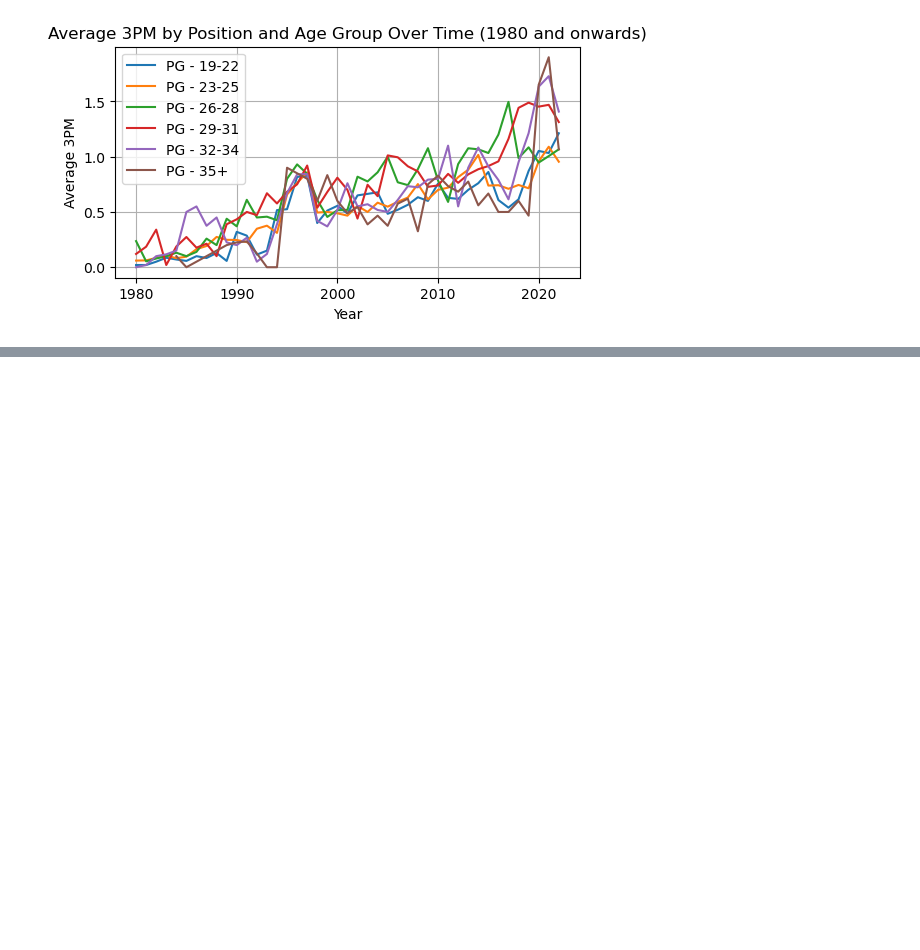
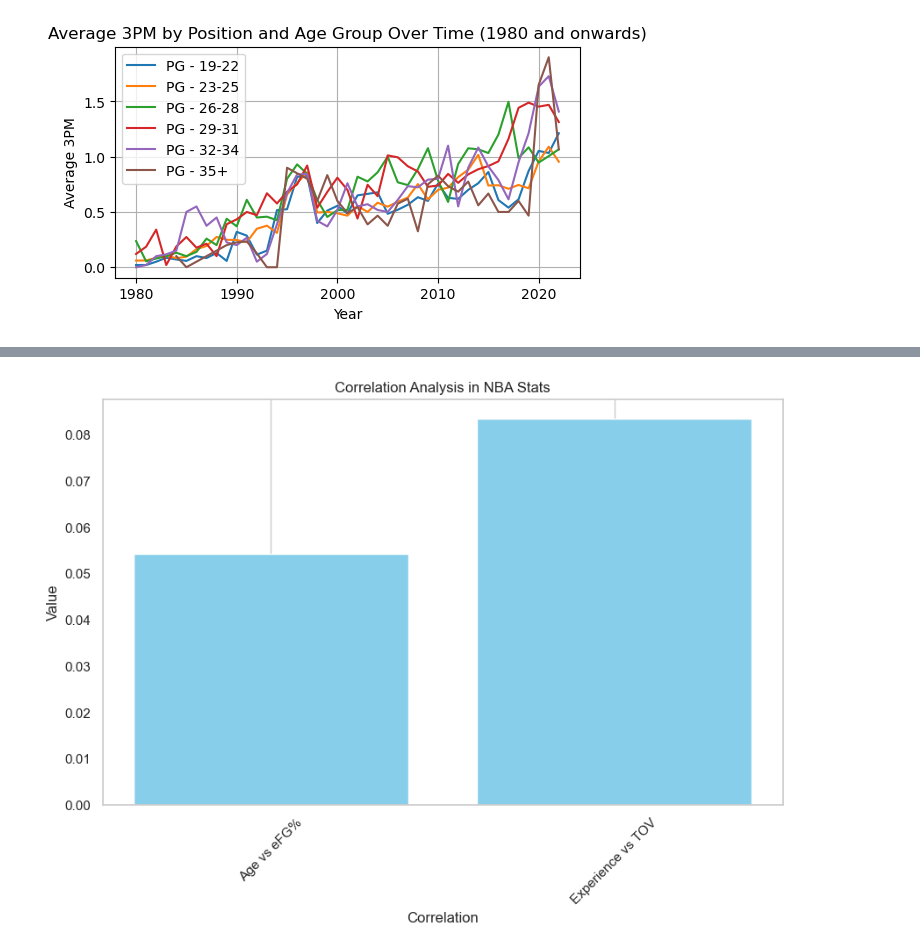
Before and after one commit to yigitcevk/bigdata, a Jupyter notebook: main.ipynb, the cells around one changed output, grey strips where cells are left out. Saved outputs shown, nothing was run; the diff lists cells and outputs as text; code cells hidden in the pictures; blank space fills up the shorter version.

```diff
--- a/main.ipynb
+++ b/main.ipynb
@@ -331,0 +454,13 @@ plt.show()
+# %%
+age_efg_corr = final_df.select(F.corr("Age", "eFG%")).collect()[0][0]
+
+# Assuming 'Year' column represents the season year and we take the max year as the current season
+df_with_experience = final_df.withColumn("Experience", final_df["Year"] - F.min("Year").over(Window.partitionBy("Player")))
+df_with_experience.show()
+exp_tov_corr = df_with_experience.select(F.corr("Experience", "TOV")).collect()[0][0]
+
+# Collect into a DataFrame for plotting
+correlation_data = pd.DataFrame({
+    "Correlation": ["Age vs eFG%", "Experience vs TOV"],
+    "Value": [age_efg_corr, exp_tov_corr]
+})
@@ -331,0 +485,12 @@ plt.show()
+# %%
+# Bar plot of correlations
+plt.figure(figsize=(10, 6))
+plt.bar(correlation_data["Correlation"], correlation_data["Value"], color='skyblue')
+plt.xlabel("Correlation")
+plt.ylabel("Value")
+plt.title("Correlation Analysis in NBA Stats")
+plt.xticks(rotation=45)
+plt.grid(axis='y')
+plt.show()
+# %% [output]
+[figure, added]
```
Also changed, not shown: parts of 21 cells of this notebook, 3 other files.
